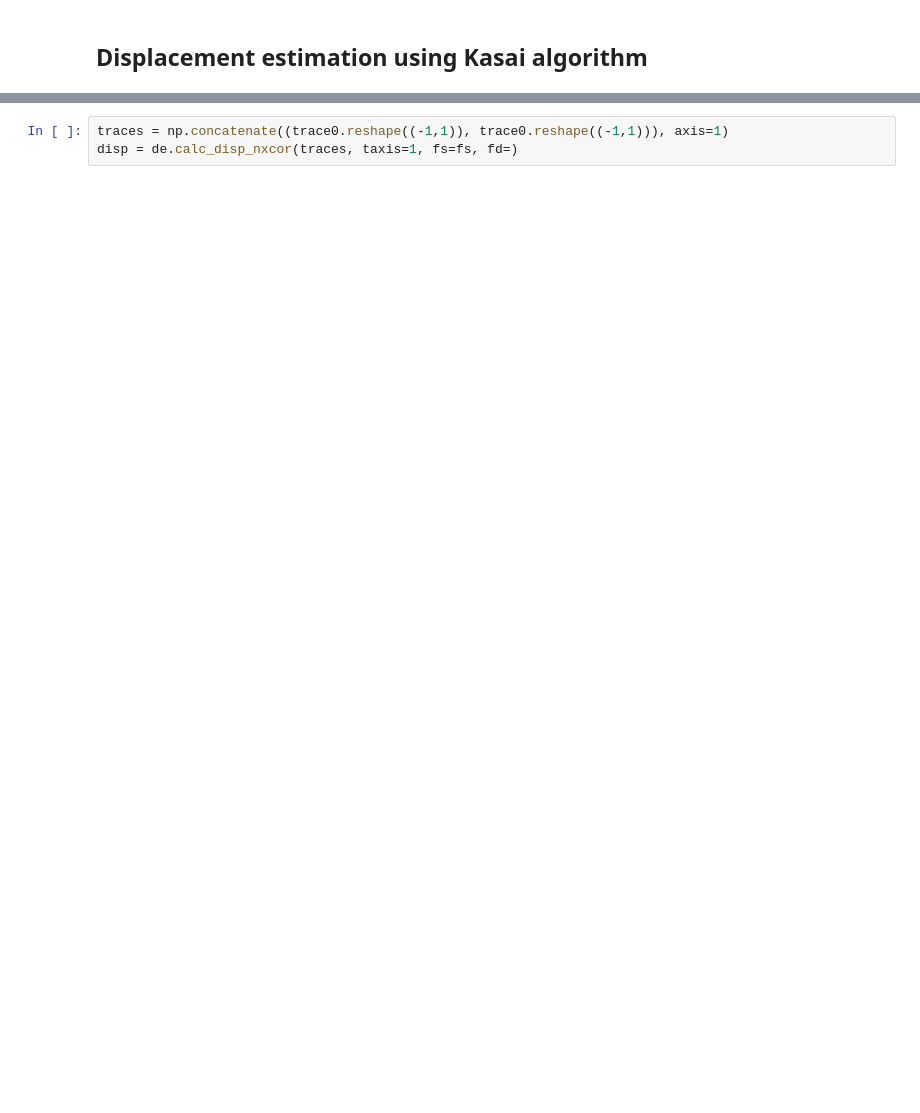
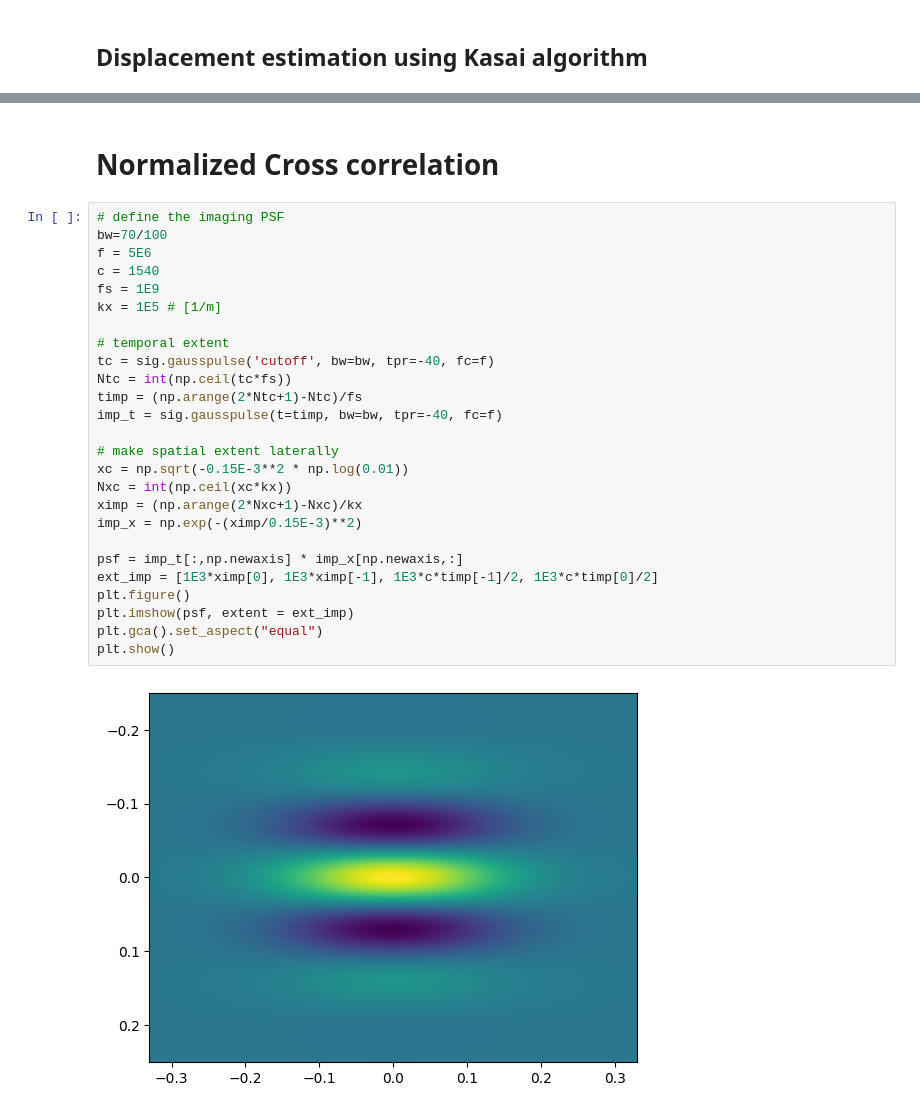
Before and after one commit to wewightman/pyusel-dispest, a Jupyter notebook: examples/partmotion.ipynb, the cells around one changed output, grey strips where cells are left out. Saved outputs shown, nothing was run; the diff lists cells and outputs as text; blank space fills up the shorter version.

```diff
--- a/examples/partmotion.ipynb
+++ b/examples/partmotion.ipynb
@@ -129,3 +129,30 @@ plt.show()
-# %%
-traces = np.concatenate((trace0.reshape((-1,1)), trace0.reshape((-1,1))), axis=1)
-disp = de.calc_disp_nxcor(traces, taxis=1, fs=fs, fd=)
+# %% [markdown]
+# Normalized Cross correlation
+# %%
+# define the imaging PSF
+bw=70/100
+f = 5E6
+c = 1540
+fs = 1E9
+kx = 1E5 # [1/m]
+
+# temporal extent
+tc = sig.gausspulse('cutoff', bw=bw, tpr=-40, fc=f)
+Ntc = int(np.ceil(tc*fs))
+timp = (np.arange(2*Ntc+1)-Ntc)/fs
+imp_t = sig.gausspulse(t=timp, bw=bw, tpr=-40, fc=f)
+
+# make spatial extent laterally
+xc = np.sqrt(-0.15E-3**2 * np.log(0.01))
+Nxc = int(np.ceil(xc*kx))
+ximp = (np.arange(2*Nxc+1)-Nxc)/kx
+imp_x = np.exp(-(ximp/0.15E-3)**2)
+
+psf = imp_t[:,np.newaxis] * imp_x[np.newaxis,:]
+ext_imp = [1E3*ximp[0], 1E3*ximp[-1], 1E3*c*timp[-1]/2, 1E3*c*timp[0]/2]
+plt.figure()
+plt.imshow(psf, extent = ext_imp)
+plt.gca().set_aspect("equal")
+plt.show()
+# %% [output]
+[figure, added]
```
Also changed, not shown: parts of 9 cells of this notebook, 1 other file.
